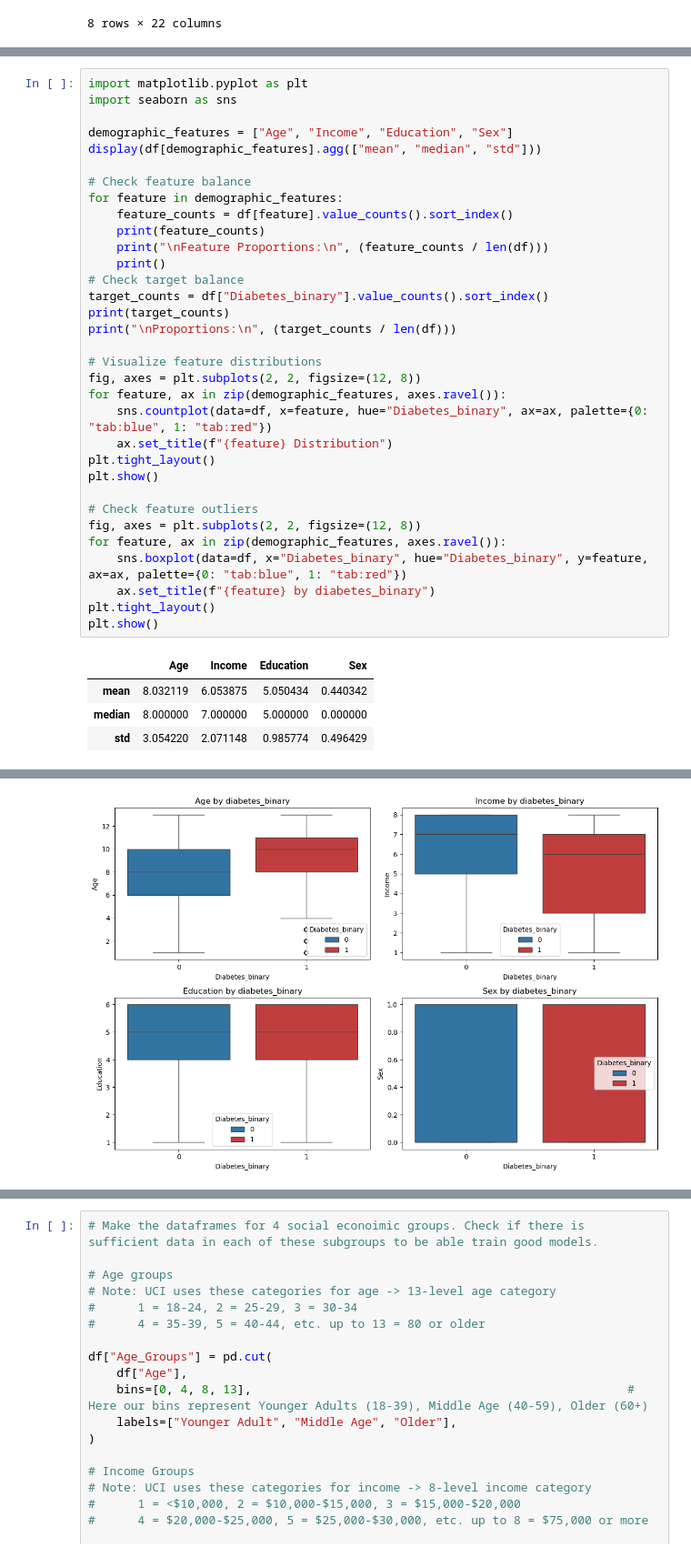
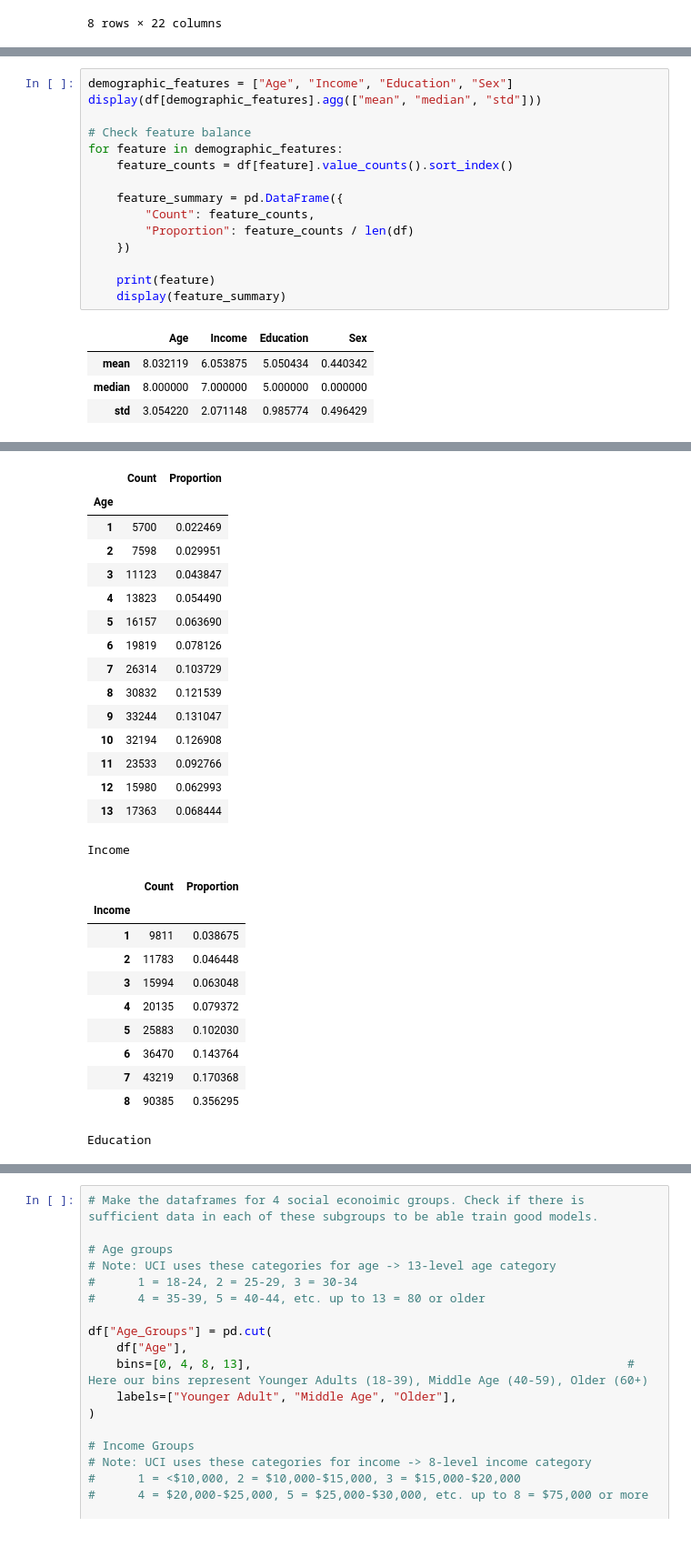
Before and after one commit to emurilloreyes/demographic-diabetes-calibration, a Jupyter notebook: notebooks/01_data_exploration.ipynb, the cells around one changed output, grey strips where cells are left out. Shown at 91% size. Cells and saved outputs as stored; diff of their text form.

```diff
--- a/notebooks/01_data_exploration.ipynb
+++ b/notebooks/01_data_exploration.ipynb
@@ -86,36 +111,18 @@ Name: count, dtype: int64
 # %%
-import matplotlib.pyplot as plt
-import seaborn as sns
-
 demographic_features = ["Age", "Income", "Education", "Sex"]
 display(df[demographic_features].agg(["mean", "median", "std"]))
 
 # Check feature balance
 for feature in demographic_features:
     feature_counts = df[feature].value_counts().sort_index()
-    print(feature_counts)
-    print("\nFeature Proportions:\n", (feature_counts / len(df)))
-    print()
-# Check target balance
-target_counts = df["Diabetes_binary"].value_counts().sort_index()
-print(target_counts)
-print("\nProportions:\n", (target_counts / len(df)))
 
-# Visualize feature distributions
-fig, axes = plt.subplots(2, 2, figsize=(12, 8))
-for feature, ax in zip(demographic_features, axes.ravel()):
-    sns.countplot(data=df, x=feature, hue="Diabetes_binary", ax=ax, palette={0: "tab:blue", 1: "tab:red"})
-    ax.set_title(f"{feature} Distribution")
-plt.tight_layout()
-plt.show()
+    feature_summary = pd.DataFrame({
+        "Count": feature_counts,
+        "Proportion": feature_counts / len(df)
+    })
 
-# Check feature outliers
-fig, axes = plt.subplots(2, 2, figsize=(12, 8))
-for feature, ax in zip(demographic_features, axes.ravel()):
-    sns.boxplot(data=df, x="Diabetes_binary", hue="Diabetes_binary", y=feature, ax=ax, palette={0: "tab:blue", 1: "tab:red"})
-    ax.set_title(f"{feature} by diabetes_binary")
-plt.tight_layout()
-plt.show()
+    print(feature)
+    display(feature_summary)
 # %% [output]
 |  | Age | Income | Education | Sex |
 | mean | 8.032119 | 6.053875 | 5.050434 | 0.440342 |
@@ -142 +132,27 @@ Name: count, dtype: float64
-[figure, removed]
+|  | Count | Proportion |
+| Age |  |  |
+| 1 | 5700 | 0.022469 |
+| 2 | 7598 | 0.029951 |
+| 3 | 11123 | 0.043847 |
+| 4 | 13823 | 0.054490 |
+| 5 | 16157 | 0.063690 |
+| 6 | 19819 | 0.078126 |
+| 7 | 26314 | 0.103729 |
+| 8 | 30832 | 0.121539 |
+| 9 | 33244 | 0.131047 |
+| 10 | 32194 | 0.126908 |
+| 11 | 23533 | 0.092766 |
+| 12 | 15980 | 0.062993 |
+| 13 | 17363 | 0.068444 |
+Income
+|  | Count | Proportion |
+| Income |  |  |
+| 1 | 9811 | 0.038675 |
+| 2 | 11783 | 0.046448 |
+| 3 | 15994 | 0.063048 |
+| 4 | 20135 | 0.079372 |
+| 5 | 25883 | 0.102030 |
+| 6 | 36470 | 0.143764 |
+| 7 | 43219 | 0.170368 |
+| 8 | 90385 | 0.356295 |
+Education
```
Also changed, not shown: parts of 19 cells of this notebook.
